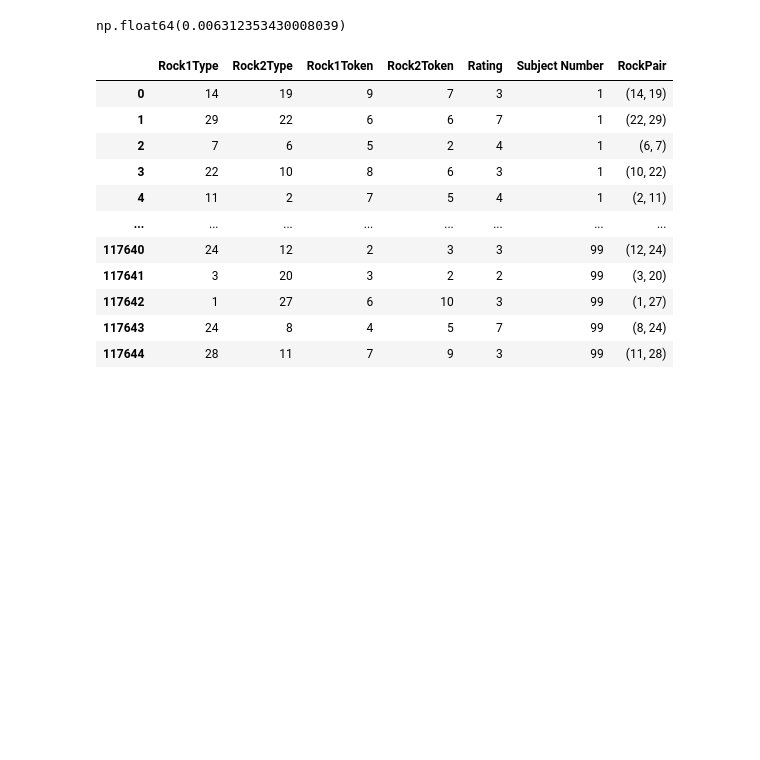
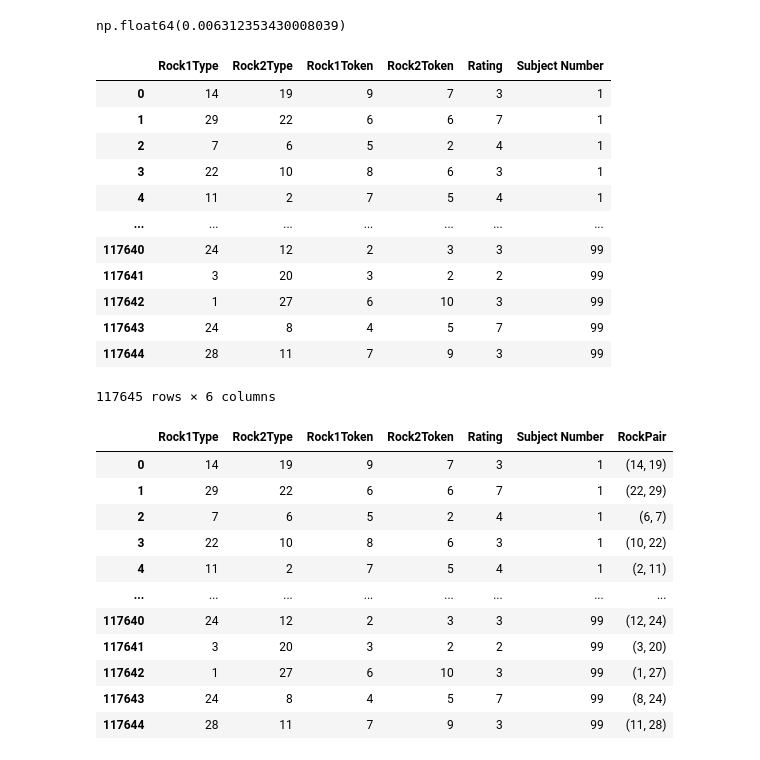
Before and after one commit to b-dickson/ChatGPT-Categorization, a Jupyter notebook: reliability.ipynb, the cells around one changed output. Drawn from its saved outputs; the diff is of its cells as text; code cells hidden in the pictures; blank space fills up the shorter version.

```diff
--- a/reliability.ipynb
+++ b/reliability.ipynb
@@ -174,6 +174,22 @@ def load_rock_mds_files(folder):
 df = load_rock_mds_files(
     "data/Rocks-360 Similarity-Judgment Study/individual subject data"
 )
+# %%
+df
+# %% [output]
+|  | Rock1Type | Rock2Type | Rock1Token | Rock2Token | Rating | Subject Number |
+| 0 | 14 | 19 | 9 | 7 | 3 | 1 |
+| 1 | 29 | 22 | 6 | 6 | 7 | 1 |
+| 2 | 7 | 6 | 5 | 2 | 4 | 1 |
+| 3 | 22 | 10 | 8 | 6 | 3 | 1 |
+| 4 | 11 | 2 | 7 | 5 | 4 | 1 |
+| ... | ... | ... | ... | ... | ... | ... |
+| 117640 | 24 | 12 | 2 | 3 | 3 | 99 |
+| 117641 | 3 | 20 | 3 | 2 | 2 | 99 |
+| 117642 | 1 | 27 | 6 | 10 | 3 | 99 |
+| 117643 | 24 | 8 | 4 | 5 | 7 | 99 |
+| 117644 | 28 | 11 | 7 | 9 | 3 | 99 |
+117645 rows × 6 columns
 # %%
 df["RockPair"] = df["RockPair"] = df.apply(
     lambda row: tuple(sorted([row["Rock1Type"], row["Rock2Type"]])), axis=1
```
Also changed, not shown: parts of 4 cells of this notebook.
